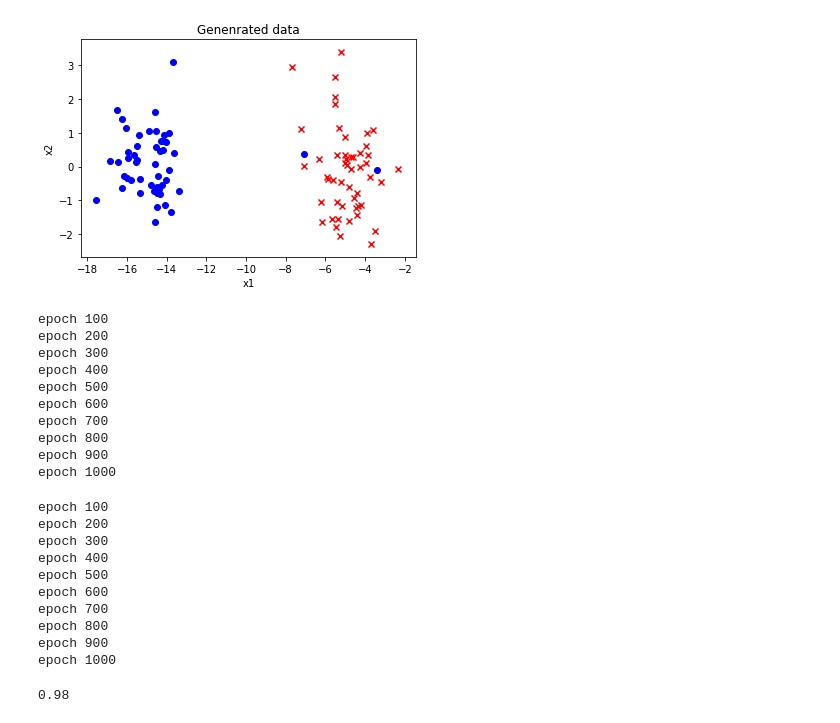
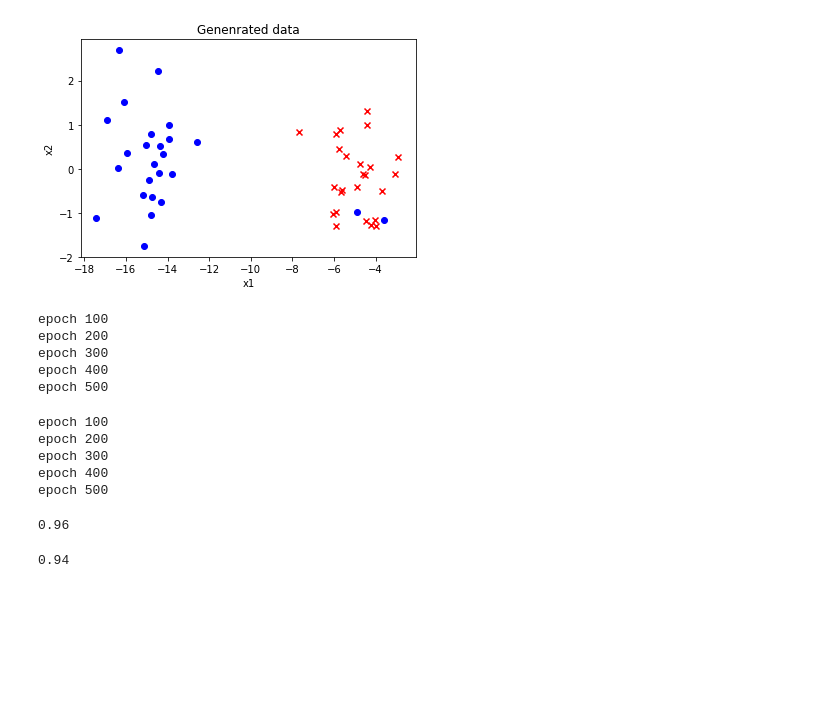
Before and after one commit to habroptilus/ml-tools, a Jupyter notebook: experiment/adaptive_reglarizer.ipynb, the cells around one changed output. Cells and saved outputs as stored; diff of their text form; code cells hidden in the pictures; blank space fills up the shorter version.

```diff
--- a/experiment/adaptive_reglarizer.ipynb
+++ b/experiment/adaptive_reglarizer.ipynb
@@ -9,6 +9,7 @@ from sklearn.model_selection import train_test_split
 from tools.utils.plot.boundary_plot import BinaryDataPlotter
 from tools.models.classifiers.pa_hinge_classifier import PAHingeClassifier
 # %%
-N=100
+N=50
 OUTLIERS=[0,3]
+DATA_SEED=39
 # %%
@@ -30,7 +32,7 @@ def generate(n,outliers):
 # %%
 plotter=BinaryDataPlotter()
 # %%
-X,y=generate(N,OUTLIERS)
+X,y=generate(N,OUTLIERS,DATA_SEED)
 plotter.plot(X,y,"Genenrated data")
 # %% [output]
-[figure, old version]
+[figure, new version]
@@ -40,34 +46,27 @@ pa_model=PAHingeClassifier(gamma=0.0001,seed=3)
 # %%
-arh_model.fit(X,y,epochs=1000,batch_size=10)
+arh_model.fit(X,y,epochs=EPOCHS,batch_size=BATCH_SIZE)
 # %% [output]
 epoch 100
 epoch 200
 epoch 300
 epoch 400
 epoch 500
-epoch 600
-epoch 700
-epoch 800
-epoch 900
-epoch 1000
 # %%
-pa_model.fit(X,y,epochs=1000,batch_size=10)
+pa_model.fit(X,y,epochs=EPOCHS,batch_size=BATCH_SIZE)
 # %% [output]
 epoch 100
 epoch 200
 epoch 300
 epoch 400
 epoch 500
-epoch 600
-epoch 700
-epoch 800
-epoch 900
-epoch 1000
 # %%
 arh_model.evaluate(X,y)
-pa_model.evaluate(X,y)
 # %% [output]
-0.98
+0.96
+# %%
+pa_model.evaluate(X,y)
+# %% [output]
+0.94
 # %%
 plotter.plot(X,y,"Result(adaptive regularizer)",arh_model.coef_)
 # %% [output]
```
Also changed, not shown: parts of 5 cells of this notebook.
